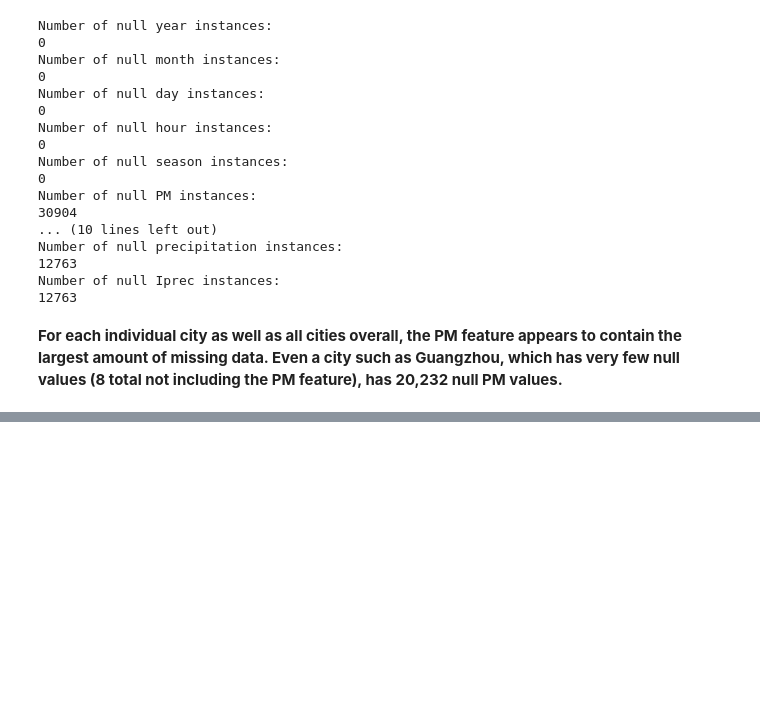
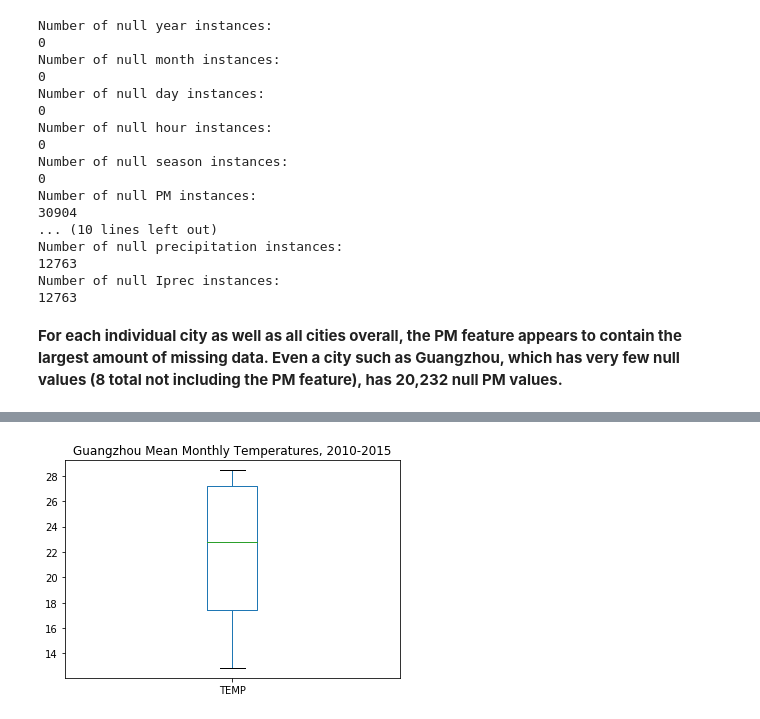
Before and after one commit to run-cmw/data-mining-practice, a Jupyter notebook: assignment5-wells.ipynb, the cells around one changed output, grey strips where cells are left out. Cells and saved outputs as stored; diff of their text form; code cells hidden in the pictures; blank space fills up the shorter version.

```diff
--- a/assignment5-wells.ipynb
+++ b/assignment5-wells.ipynb
@@ -703,0 +747,3 @@ Number of null Iprec instances:
+# %%
+guangzhou_monthly = guangzhou_df.pivot_table('TEMP', index='month', aggfunc='mean')
+guangzhou_monthly
@@ -703,0 +765,6 @@ Number of null Iprec instances:
+# %%
+plt.title("Guangzhou Mean Monthly Temperatures, 2010-2015")
+# box = guangzhou_monthly.boxplot(grid=False, return_type='axes', figsize=(5, 10), vert=False)
+box = guangzhou_monthly.boxplot(grid=False, return_type='axes', figsize=(5, 10))
+# %% [output]
+[figure, added]
```
Also changed, not shown: parts of 27 cells of this notebook.
